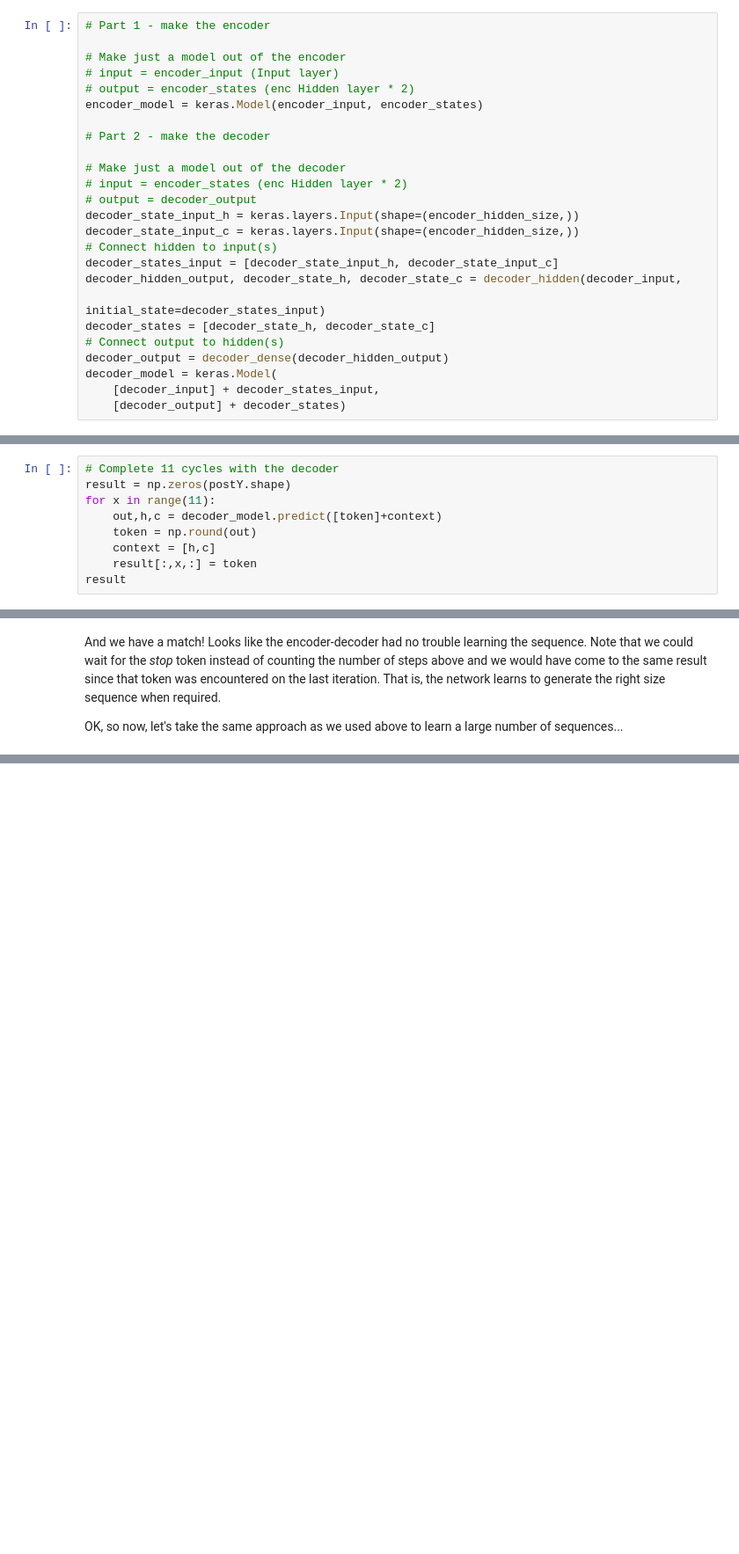
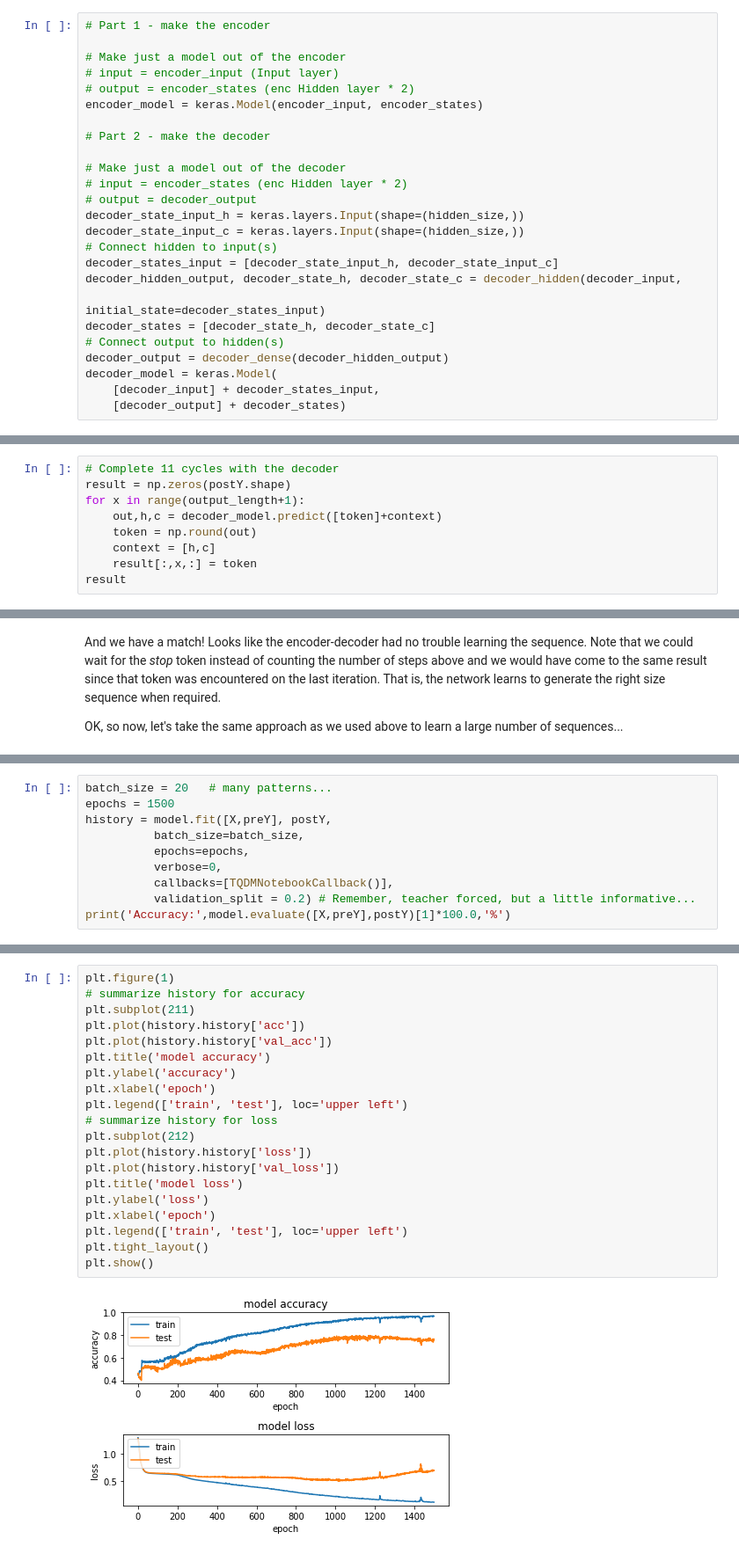
Before and after one commit to CSCI4850/notebook-examples, a Jupyter notebook: Recurrent Neural Networks/Encoder-Decoder.ipynb, the cells around one changed output, grey strips where cells are left out. Shown at 88% size. Drawn from its saved outputs; the diff is of its cells as text; blank space fills up the shorter version.

```diff
--- a/Recurrent Neural Networks/Encoder-Decoder.ipynb
+++ b/Recurrent Neural Networks/Encoder-Decoder.ipynb
@@ -289,8 +287,8 @@ encoder_model = keras.Model(encoder_input, encoder_states)
 # Make just a model out of the decoder
 # input = encoder_states (enc Hidden layer * 2)
 # output = decoder_output
-decoder_state_input_h = keras.layers.Input(shape=(encoder_hidden_size,))
-decoder_state_input_c = keras.layers.Input(shape=(encoder_hidden_size,))
+decoder_state_input_h = keras.layers.Input(shape=(hidden_size,))
+decoder_state_input_c = keras.layers.Input(shape=(hidden_size,))
 # Connect hidden to input(s)
 decoder_states_input = [decoder_state_input_h, decoder_state_input_c]
 decoder_hidden_output, decoder_state_h, decoder_state_c = decoder_hidden(decoder_input,
@@ -324,7 +322,7 @@ array([[[ 0.,  0.,  1.,  0.]]])
 # %%
 # Complete 11 cycles with the decoder
 result = np.zeros(postY.shape)
-for x in range(11):
+for x in range(output_length+1):
     out,h,c = decoder_model.predict([token]+context)
     token = np.round(out)
     context = [h,c]
@@ -363,0 +456,10 @@ OK, so now, let's take the same approach as we used above to learn a large numbe
+# %%
+batch_size = 20   # many patterns...
+epochs = 1500
+history = model.fit([X,preY], postY,
+          batch_size=batch_size,
+          epochs=epochs,
+          verbose=0,
+          callbacks=[TQDMNotebookCallback()],
+          validation_split = 0.2) # Remember, teacher forced, but a little informative...
+print('Accuracy:',model.evaluate([X,preY],postY)[1]*100.0,'%')
@@ -363,0 +475,22 @@ OK, so now, let's take the same approach as we used above to learn a large numbe
+# %%
+plt.figure(1)
+# summarize history for accuracy
+plt.subplot(211)
+plt.plot(history.history['acc'])
+plt.plot(history.history['val_acc'])
+plt.title('model accuracy')
+plt.ylabel('accuracy')
+plt.xlabel('epoch')
+plt.legend(['train', 'test'], loc='upper left')
+# summarize history for loss
+plt.subplot(212)
+plt.plot(history.history['loss'])
+plt.plot(history.history['val_loss'])
+plt.title('model loss')
+plt.ylabel('loss')
+plt.xlabel('epoch')
+plt.legend(['train', 'test'], loc='upper left')
+plt.tight_layout()
+plt.show()
+# %% [output]
+[figure, added]
```
Also changed, not shown: parts of 19 cells of this notebook.
